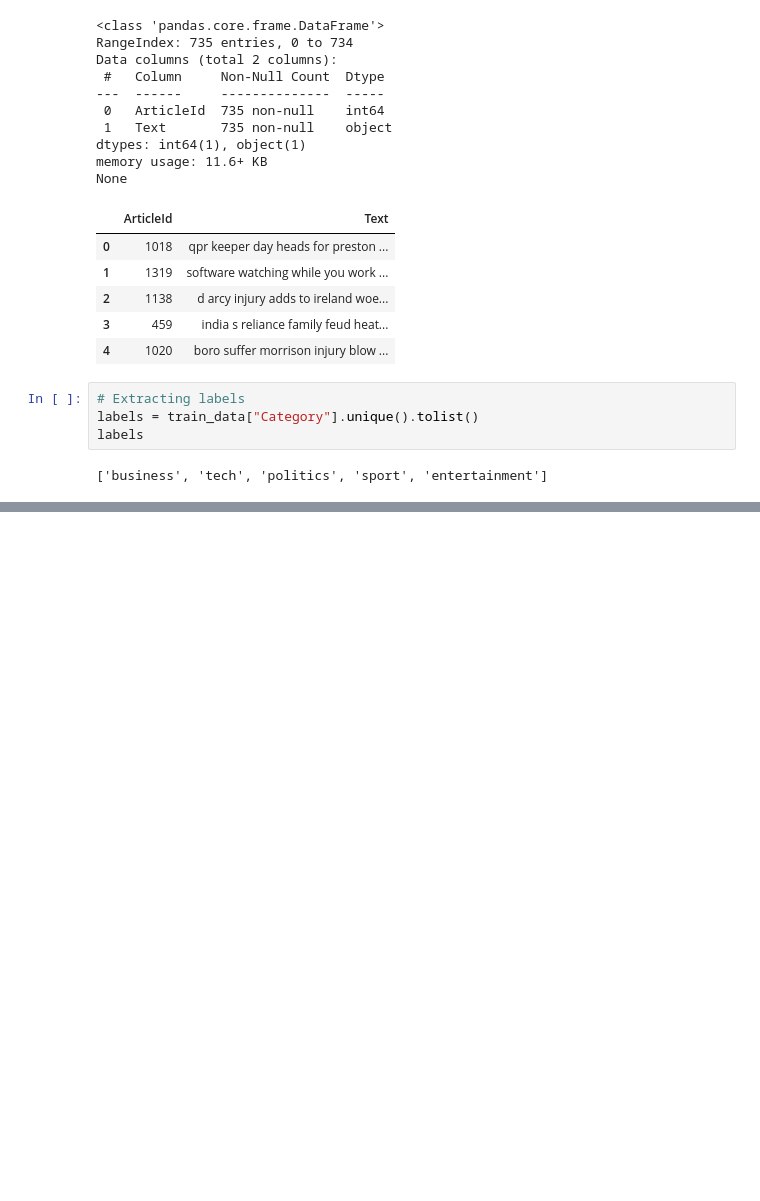
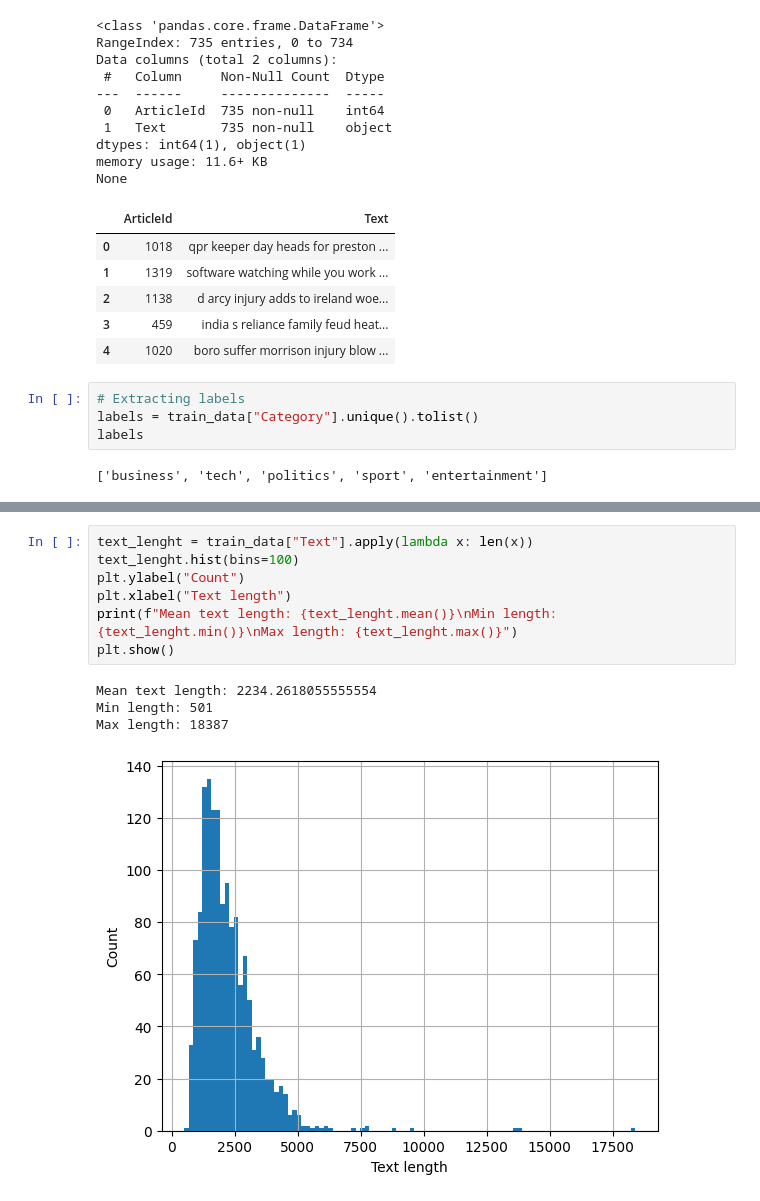
Before and after one commit to yasuomaidana/introduction-to-machine-learning, a Jupyter notebook: Unsupervised Algorithms in Machine Learning/BBC News Classification/BBC text classification.ipynb, the cells around one changed output, grey strips where cells are left out. Drawn from its saved outputs; the diff is of its cells as text; blank space fills up the shorter version.

```diff
--- a/Unsupervised Algorithms in Machine Learning/BBC News Classification/BBC text classification.ipynb
+++ b/Unsupervised Algorithms in Machine Learning/BBC News Classification/BBC text classification.ipynb
@@ -119,0 +151,12 @@ plt.show()
+# %%
+text_lenght = train_data["Text"].apply(lambda x: len(x))
+text_lenght.hist(bins=100)
+plt.ylabel("Count")
+plt.xlabel("Text length")
+print(f"Mean text length: {text_lenght.mean()}\nMin length: {text_lenght.min()}\nMax length: {text_lenght.max()}")
+plt.show()
+# %% [output]
+Mean text length: 2234.2618055555554
+Min length: 501
+Max length: 18387
+[figure, added]
```
Also changed, not shown: parts of 8 cells of this notebook.
